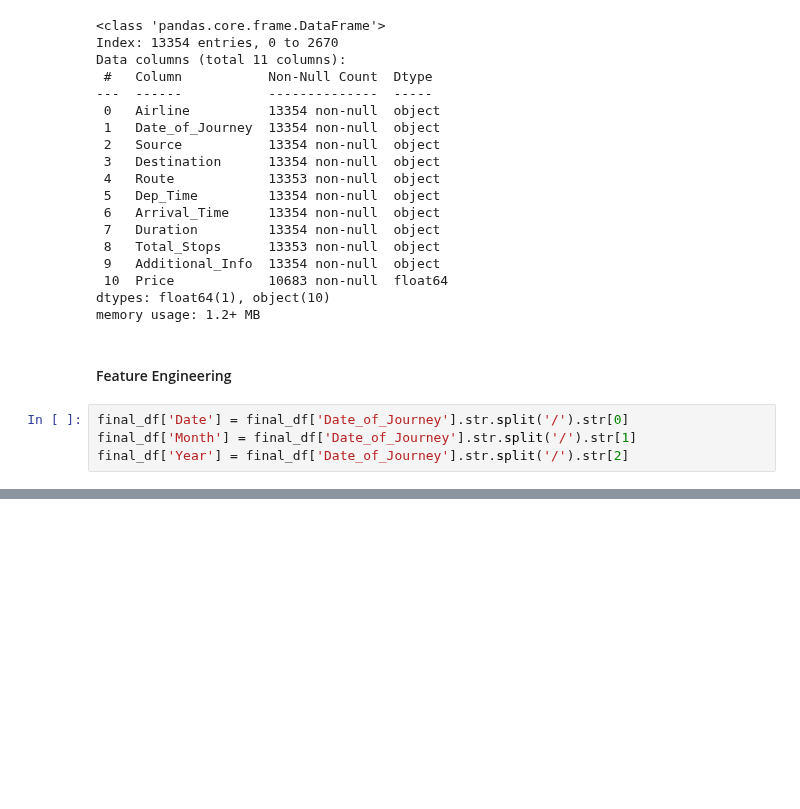
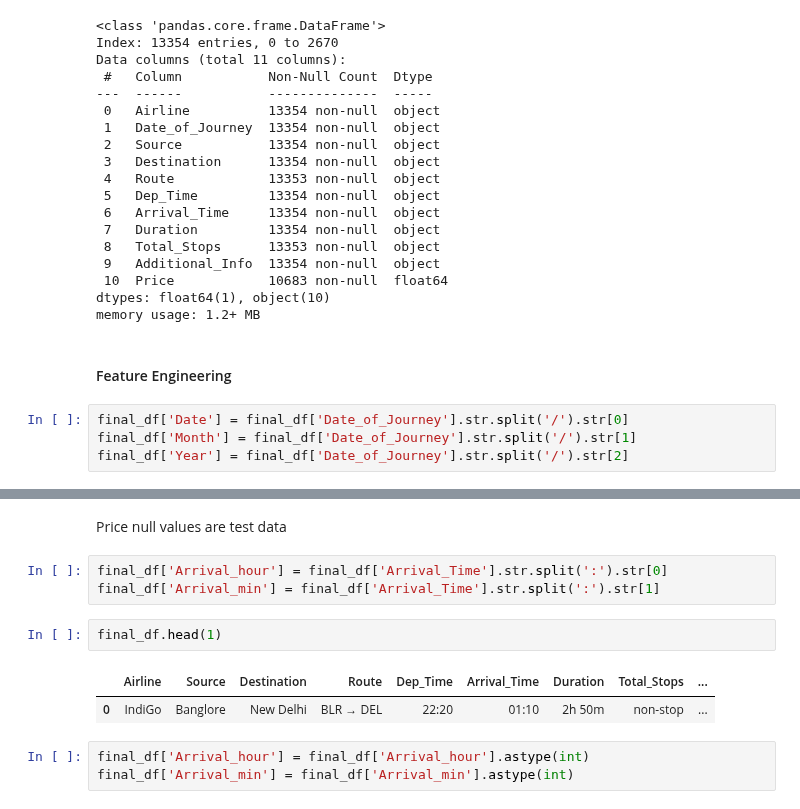
Before and after one commit to Abhinavv1524/Exploratory-data-analysis, a Jupyter notebook: 03.flight Price Predication.ipynb, the cells around one changed output, grey strips where cells are left out. Drawn from its saved outputs; the diff is of its cells as text; blank space fills up the shorter version.

Commit message:
Flight price prediction

```diff
--- a/03.flight Price Predication.ipynb
+++ b/03.flight Price Predication.ipynb
@@ -94,0 +163,13 @@ final_df.head(2)
+# %% [markdown]
+ Price null values are test data
+# %%
+final_df['Arrival_hour'] = final_df['Arrival_Time'].str.split(':').str[0]
+final_df['Arrival_min'] = final_df['Arrival_Time'].str.split(':').str[1]
+# %%
+final_df.head(1)
+# %% [output]
+|  | Airline | Source | Destination | Route | Dep_Time | Arrival_Time | Duration | Total_Stops | ... |
+| 0 | IndiGo | Banglore | New Delhi | BLR → DEL | 22:20 | 01:10 | 2h 50m | non-stop | ... |
+# %%
+final_df['Arrival_hour'] = final_df['Arrival_hour'].astype(int)
+final_df['Arrival_min'] = final_df['Arrival_min'].astype(int)
```
Also changed, not shown: parts of 8 cells of this notebook.
